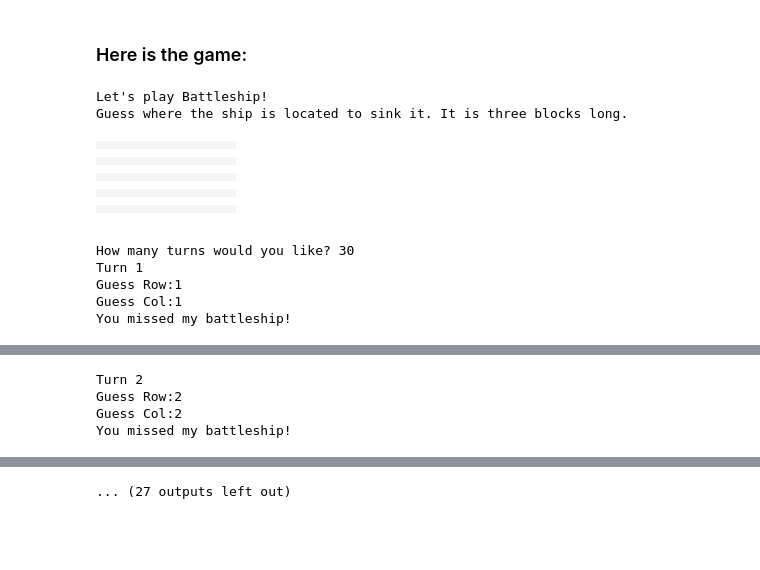
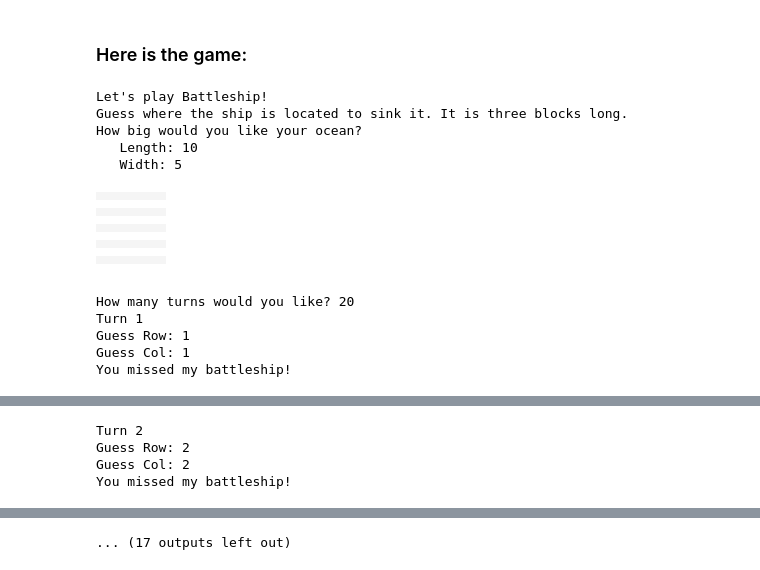
Before and after one commit to kmcombs/PHYS202-S14, a Jupyter notebook: iPython/Battleship.ipynb, the cells around one changed output, grey strips where cells are left out. Cells and saved outputs as stored; diff of their text form; code cells hidden in the pictures; blank space fills up the shorter version.

```diff
--- a/iPython/Battleship.ipynb
+++ b/iPython/Battleship.ipynb
@@ -73,8 +78,8 @@ Now after a horizontal ship is generated, it is time for the user to guess. The
 This code checks if the guess is a hit. There is only one row to check for the horizontal case, but to be a hit, the row and column have to match. There are 3 column options to guess. If a row and column match then the program will notify the user that they hit the battleship. Also, the square that was hit will turn red and a 2 will replace the 0 in the array.
 # %%
         else:
-            if (guess_row < 0 or guess_row > 11) or \
-            (guess_col < 0 or guess_col > 11):
+            if (guess_row < 0 or guess_row >= grid_row) or \
+            (guess_col < 0 or guess_col >= grid_col):
                 print "Oops, that's not even in the ocean."
             if board[guess_row, guess_col] == 1:
                 print "Oops! You guessed that one already."
@@ -102,12 +107,12 @@ This code makes sure that when the user hits the battleship 3 times, they win th
 This last bit of code for a horizontal ship makes sure the game is over after the amout of turns reaches the users input. The user is notified that the game is over and the ship's location is revealed by changing the squares to grey.
 # %%
 if orientation == 1:
-    ship_row1 = randint(0, 9)
-    ship_col = randint(0, 9)
+    ship_row1 = randint(0, (grid_row - 1))
+    ship_col = randint(0, (grid_col - 1))
     if ship_row1 <= 1:
         ship_row2 = ship_row1 + 1
         ship_row3 = ship_row2 + 1
-    elif ship_row1 >= 8:
+    elif ship_row1 >= (grid_row - 2):
         ship_row2 = ship_row1 - 1
         ship_row3 = ship_row2 - 1
     else:
@@ -120,7 +125,7 @@ if orientation == 1:
 # %% [markdown]
 This code is used if the random number in the beginning is a 1 and this means that the ship will be vertical. Now instead of one row and three columns, there will be three rows and one column. Just as before, this code checks to make sure that the initial square is not to close to the top or the bottom. In the end, there will be 3 points in a vertical series.
 # %%
-    for turn in range(turn_input):
+     for turn in range(turn_input):
         print "Turn", turn +1
         guess_row = int(raw_input("Guess Row:")) - 1
         guess_col = int(raw_input("Guess Col:")) - 1
@@ -132,8 +137,8 @@ This code is used if the random number in the beginning is a 1 and this means th
             grid[guess_row, guess_col] = (255, 0, 0)
             grid.show()
         else:
-            if (guess_row < 0 or guess_row > 11) or\
-            (guess_col < 0 or guess_col > 11):
+            if (guess_row < 0 or guess_row >= grid_row) or\
+            (guess_col < 0 or guess_col >= grid_col):
                 print "Oops, that's not even in the ocean."
             elif board[guess_row, guess_col] == 1:
                 print "Oops! You guessed that one already."
@@ -157,26 +162,31 @@ The rest of the code is equivalent to the horizontal ship. The only differences
 ### Here is the game:
 # %%
 import random
+from random import randint
 from ipythonblocks import BlockGrid
 import numpy as np
 
 print "Let's play Battleship!"
 print "Guess where the ship is located to sink it. It is three blocks long."
 
-grid = BlockGrid(10, 10, fill = (0, 150, 150))
-board = np.zeros((10, 10))
+print "How big would you like your ocean? "
+grid_row = int(raw_input("   Length: "))
+grid_col = int(raw_input("   Width: "))
+
+grid = BlockGrid(grid_col, grid_row, fill = (0, 150, 150))
+board = np.zeros((grid_row, grid_col))
 grid.show()
 
 turn_input = int(raw_input("How many turns would you like? "))
 
 orientation = randint(0,1)
 if orientation == 0:
-    ship_row = randint(0, 9)
-    ship_col1 = randint(0, 9)
+    ship_row = randint(0, (grid_row - 1))
+    ship_col1 = randint(0, (grid_col - 1))
     if ship_col1 <= 1:
         ship_col2 = ship_col1 + 1
         ship_col3 = ship_col2 + 1
-    elif ship_col1 >= 8:
+    elif ship_col1 >= (grid_col - 2):
         ship_col2 = ship_col1 - 1
         ship_col3 = ship_col2 - 1
     else:
@@ -197,8 +207,8 @@ if orientation == 0:
             grid[guess_row, guess_col] = (255, 0, 0)
             grid.show()
         else:
-            if (guess_row < 0 or guess_row > 11) or \
-            (guess_col < 0 or guess_col > 11):
+            if (guess_row < 0 or guess_row >= grid_row) or \
+            (guess_col < 0 or guess_col >= grid_col):
                 print "Oops, that's not even in the ocean."
             if board[guess_row, guess_col] == 1:
                 print "Oops! You guessed that one already."
@@ -218,12 +228,12 @@ if orientation == 0:
             grid.show()
 
 if orientation == 1:
-    ship_row1 = randint(0, 9)
-    ship_col = randint(0, 9)
+    ship_row1 = randint(0, (grid_row - 1))
+    ship_col = randint(0, (grid_col - 1))
     if ship_row1 <= 1:
         ship_row2 = ship_row1 + 1
         ship_row3 = ship_row2 + 1
-    elif ship_row1 >= 8:
+    elif ship_row1 >= (grid_row - 2):
         ship_row2 = ship_row1 - 1
         ship_row3 = ship_row2 - 1
     else:
@@ -238,47 +248,50 @@ if orientation == 1:
         guess_row = int(raw_input("Guess Row:")) - 1
         guess_col = int(raw_input("Guess Col:")) - 1
 
         if (guess_row == ship_row1 or guess_row == ship_row2 or \
             guess_row == ship_row3) and (guess_col == ship_col):
             print "You hit my battleship!"
             board[guess_row, guess_col] = 2
             grid[guess_row, guess_col] = (255, 0, 0)
             grid.show()
         else:
-            if (guess_row < 0 or guess_row > 11) or\
-            (guess_col < 0 or guess_col > 11):
+            if (guess_row < 0 or guess_row >= grid_row) or\
+            (guess_col < 0 or guess_col >= grid_col):
                 print "Oops, that's not even in the ocean."
             elif board[guess_row, guess_col] == 1:
                 print "Oops! You guessed that one already."
             else:
                 print "You missed my battleship!"
                 board[guess_row, guess_col] = 1
                 grid[guess_row, guess_col] = (0, 0, 0)
             grid.show()
         if (board == 2).sum() == 3:
             print "Congratulations! You sank my battleship!"
             break
         if turn == turn_input - 1:
             print "Game Over :( "
             grid[ship_row1, ship_col] = (128, 128, 128)
             grid[ship_row2, ship_col] = (128, 128, 128)
             grid[ship_row3, ship_col] = (128, 128, 128)
             grid.show()
 # %% [output]
 Let's play Battleship!
 Guess where the ship is located to sink it. It is three blocks long.
+How big would you like your ocean?
+   Length: 10
+   Width: 5
-|  |  |  |  |  |  |  |  |  |  |
-|  |  |  |  |  |  |  |  |  |  |
-|  |  |  |  |  |  |  |  |  |  |
-|  |  |  |  |  |  |  |  |  |  |
-|  |  |  |  |  |  |  |  |  |  |
-|  |  |  |  |  |  |  |  |  |  |
-|  |  |  |  |  |  |  |  |  |  |
-|  |  |  |  |  |  |  |  |  |  |
-|  |  |  |  |  |  |  |  |  |  |
-|  |  |  |  |  |  |  |  |  |  |
+|  |  |  |  |  |
+|  |  |  |  |  |
+|  |  |  |  |  |
+|  |  |  |  |  |
+|  |  |  |  |  |
+|  |  |  |  |  |
+|  |  |  |  |  |
+|  |  |  |  |  |
+|  |  |  |  |  |
+|  |  |  |  |  |
-How many turns would you like? 30
+How many turns would you like? 20
 Turn 1
-Guess Row:1
-Guess Col:1
+Guess Row: 1
+Guess Col: 1
 You missed my battleship!
@@ -295,4 +308,4 @@ You missed my battleship!
 Turn 2
-Guess Row:2
-Guess Col:2
+Guess Row: 2
+Guess Col: 2
 You missed my battleship!
@@ -351 +364 @@ You missed my battleship!
-... (27 outputs left out)
+... (17 outputs left out)
```
Also changed, not shown: parts of 5 cells of this notebook.
